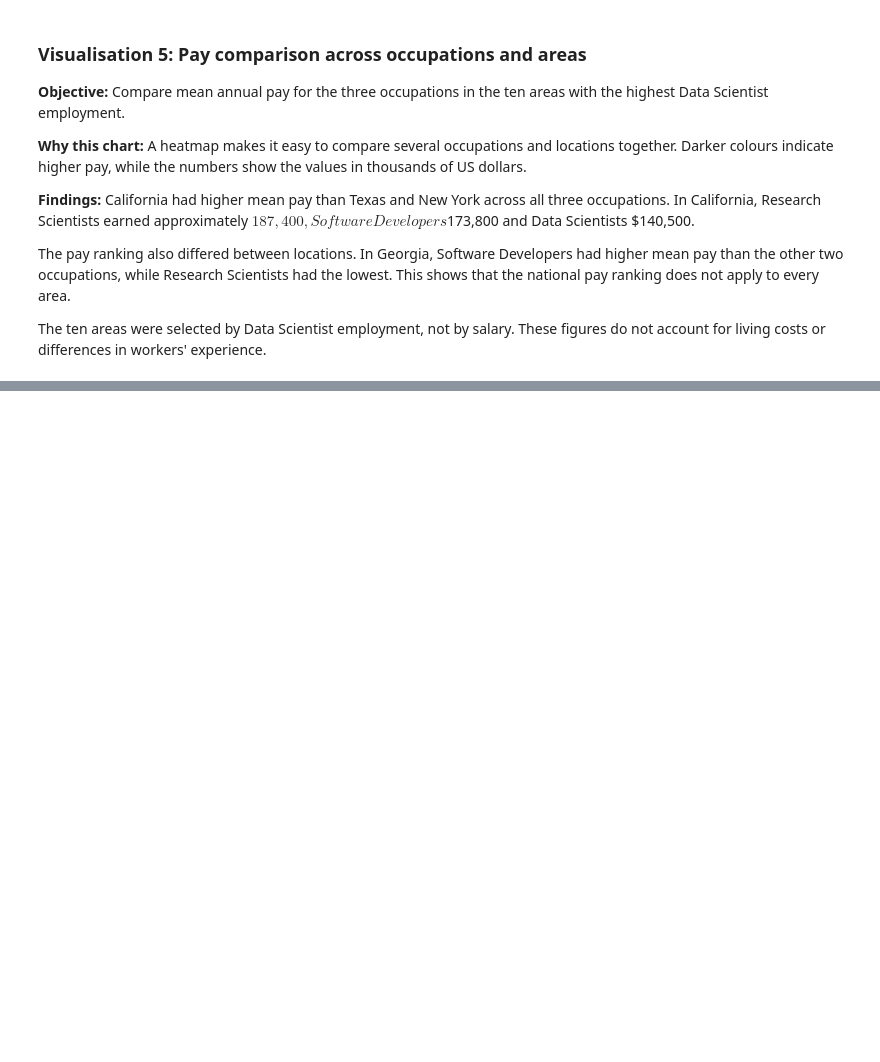
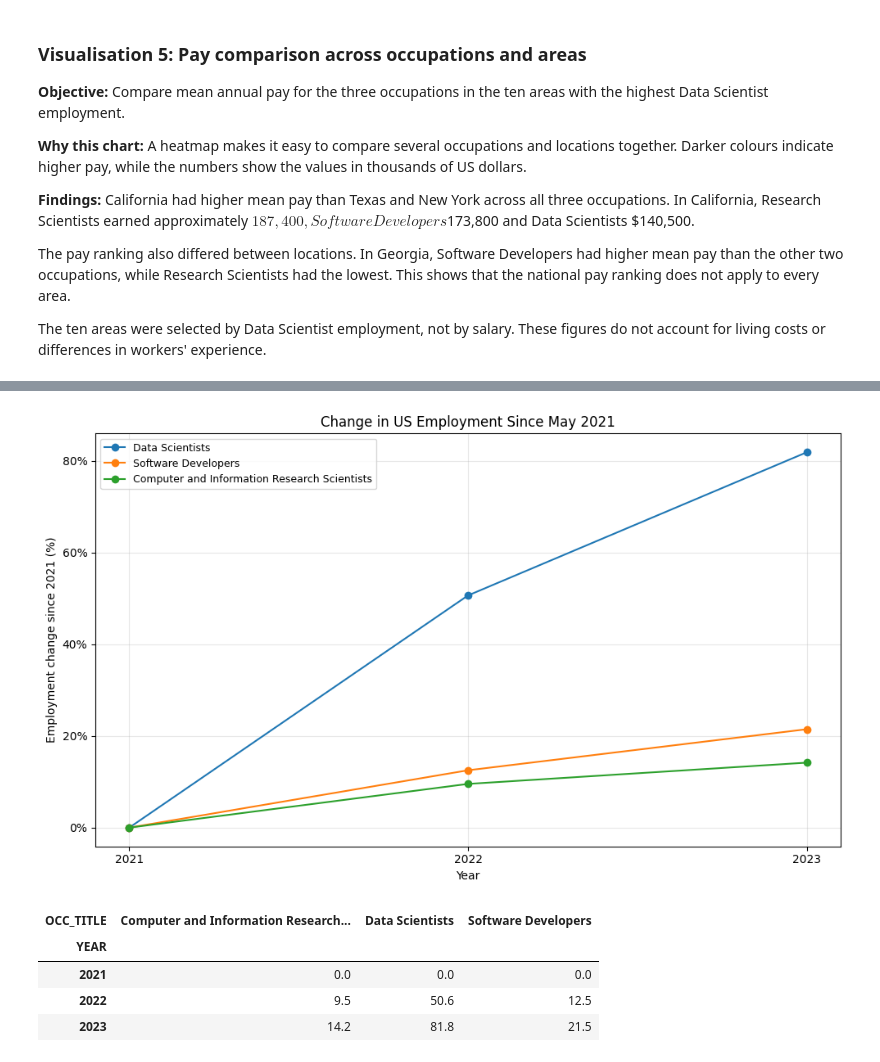
Before and after one commit to 2022245/ai-employment-analysis., a Jupyter notebook: 1_AI_Employment_Analysis.ipynb, the cells around one changed output, grey strips where cells are left out. Saved outputs shown, nothing was run; the diff lists cells and outputs as text; code cells hidden in the pictures; blank space fills up the shorter version.

Commit message:
Add 2021–2023 employment trend analysis

```diff
--- a/1_AI_Employment_Analysis.ipynb
+++ b/1_AI_Employment_Analysis.ipynb
@@ -300,0 +314,20 @@ The ten areas were selected by Data Scientist employment, not by salary. These f
+# %%
+yearly_data = []
+
+for year, dataset in [(2021, df_2021), (2022, df_2022), (2023, df)]:
+    selected = dataset[
+        (dataset["AREA_TITLE"] == "U.S.") &
+        (dataset["NAICS"].astype(str) == "000000") &
+        (dataset["OWN_CODE"].astype(str) == "1235") &
+        (dataset["O_GROUP"] == "detailed") &
+        (dataset["OCC_TITLE"].isin(occupations))
+    ].copy()
+
+    selected["YEAR"] = year
+    selected["TOT_EMP"] = pd.to_numeric(selected["TOT_EMP"], errors="coerce")
+
+    yearly_data.append(selected[["YEAR", "OCC_CODE", "OCC_TITLE", "TOT_EMP"]])
+
+trends = pd.concat(yearly_data, ignore_index=True)
+
+display(trends)
@@ -300,0 +345,40 @@ The ten areas were selected by Data Scientist employment, not by salary. These f
+# %%
+employment_by_year = trends.pivot(
+    index="YEAR",
+    columns="OCC_TITLE",
+    values="TOT_EMP"
+).sort_index()
+
+growth = (
+    employment_by_year / employment_by_year.loc[2021] - 1
+) * 100
+
+fig, ax = plt.subplots(figsize=(10, 6))
+
+for occupation in occupations:
+    ax.plot(
+        growth.index,
+        growth[occupation],
+        marker="o",
+        label=occupation
+    )
+
+ax.set_title("Change in US Employment Since May 2021")
+ax.set_xlabel("Year")
+ax.set_ylabel("Employment change since 2021 (%)")
+ax.set_xticks([2021, 2022, 2023])
+ax.yaxis.set_major_formatter(StrMethodFormatter("{x:.0f}%"))
+ax.grid(alpha=0.3)
+ax.legend(fontsize=9)
+
+plt.tight_layout()
+plt.show()
+
+display(growth.round(1))
+# %% [output]
+[figure, added]
+| OCC_TITLE | Computer and Information Research... | Data Scientists | Software Developers |
+| YEAR |  |  |  |
+| 2021 | 0.0 | 0.0 | 0.0 |
+| 2022 | 9.5 | 50.6 | 12.5 |
+| 2023 | 14.2 | 81.8 | 21.5 |
```
Also changed, not shown: parts of 4 cells of this notebook.
